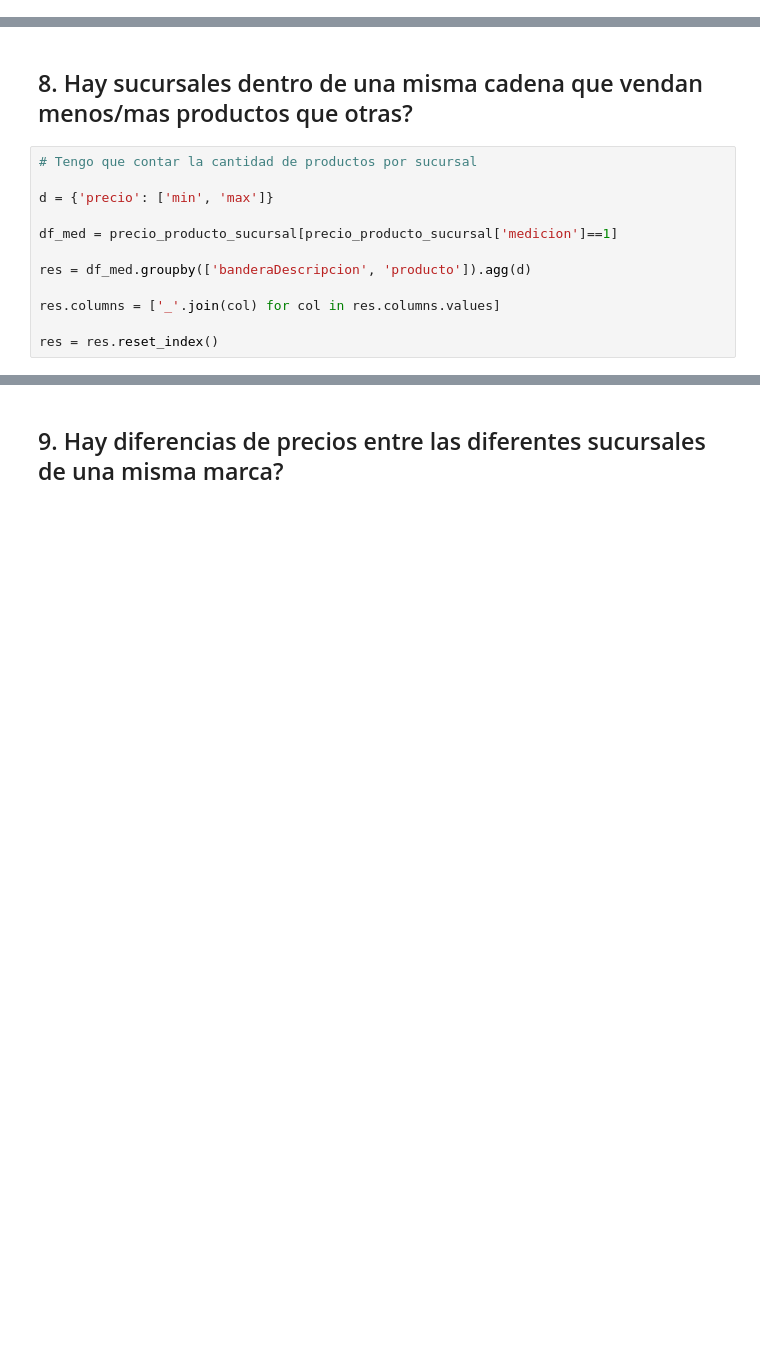
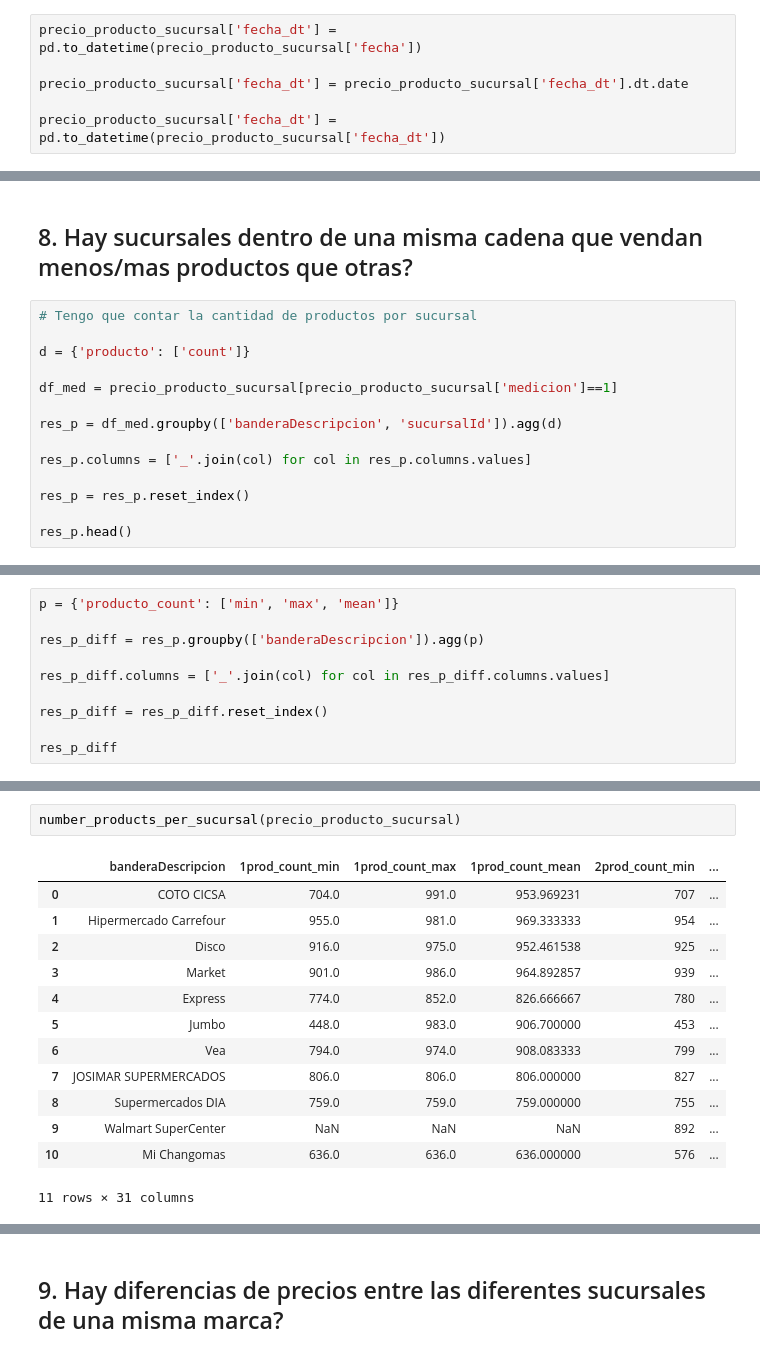
Before and after one commit to pabloveraML/DM_TP1, a Jupyter notebook: TP01 - preprocess - Tomas.ipynb, the cells around one changed output, grey strips where cells are left out. Cells and saved outputs as stored; diff of their text form; blank space fills up the shorter version.

```diff
--- a/TP01 - preprocess - Tomas.ipynb
+++ b/TP01 - preprocess - Tomas.ipynb
@@ -106,0 +111,6 @@ precio_producto_sucursal[['producto','marca', 'nombre', 'presentacion']].head()
+# %%
+precio_producto_sucursal['fecha_dt'] = pd.to_datetime(precio_producto_sucursal['fecha'])
+
+precio_producto_sucursal['fecha_dt'] = precio_producto_sucursal['fecha_dt'].dt.date
+
+precio_producto_sucursal['fecha_dt'] = pd.to_datetime(precio_producto_sucursal['fecha_dt'])
@@ -200,12 +389,14 @@ number_sucursales_by_mkt_brand(precio_producto_sucursal)
 # %%
 # Tengo que contar la cantidad de productos por sucursal
 
-d = {'precio': ['min', 'max']}
+d = {'producto': ['count']}
 
 df_med = precio_producto_sucursal[precio_producto_sucursal['medicion']==1]
 
-res = df_med.groupby(['banderaDescripcion', 'producto']).agg(d)
+res_p = df_med.groupby(['banderaDescripcion', 'sucursalId']).agg(d)
 
-res.columns = ['_'.join(col) for col in res.columns.values]
+res_p.columns = ['_'.join(col) for col in res_p.columns.values]
 
-res = res.reset_index()
+res_p = res_p.reset_index()
+
+res_p.head()
@@ -211,0 +410,10 @@ res = res.reset_index()
+# %%
+p = {'producto_count': ['min', 'max', 'mean']}
+
+res_p_diff = res_p.groupby(['banderaDescripcion']).agg(p)
+
+res_p_diff.columns = ['_'.join(col) for col in res_p_diff.columns.values]
+
+res_p_diff = res_p_diff.reset_index()
+
+res_p_diff
@@ -212,3 +486,19 @@ res = res.reset_index()
+# %%
+number_products_per_sucursal(precio_producto_sucursal)
+# %% [output]
+|  | banderaDescripcion | 1prod_count_min | 1prod_count_max | 1prod_count_mean | 2prod_count_min | ... |
+| 0 | COTO CICSA | 704.0 | 991.0 | 953.969231 | 707 | ... |
+| 1 | Hipermercado Carrefour | 955.0 | 981.0 | 969.333333 | 954 | ... |
+| 2 | Disco | 916.0 | 975.0 | 952.461538 | 925 | ... |
+| 3 | Market | 901.0 | 986.0 | 964.892857 | 939 | ... |
+| 4 | Express | 774.0 | 852.0 | 826.666667 | 780 | ... |
+| 5 | Jumbo | 448.0 | 983.0 | 906.700000 | 453 | ... |
+| 6 | Vea | 794.0 | 974.0 | 908.083333 | 799 | ... |
+| 7 | JOSIMAR SUPERMERCADOS | 806.0 | 806.0 | 806.000000 | 827 | ... |
+| 8 | Supermercados DIA | 759.0 | 759.0 | 759.000000 | 755 | ... |
+| 9 | Walmart SuperCenter | NaN | NaN | NaN | 892 | ... |
+| 10 | Mi Changomas | 636.0 | 636.0 | 636.000000 | 576 | ... |
+11 rows × 31 columns
 # %% [markdown]
 ## Vamos a tratar de inferir la existencia de estrategias competitivas de las diferentes marcas de supermercados:
 
```
Also changed, not shown: parts of 19 cells of this notebook.
